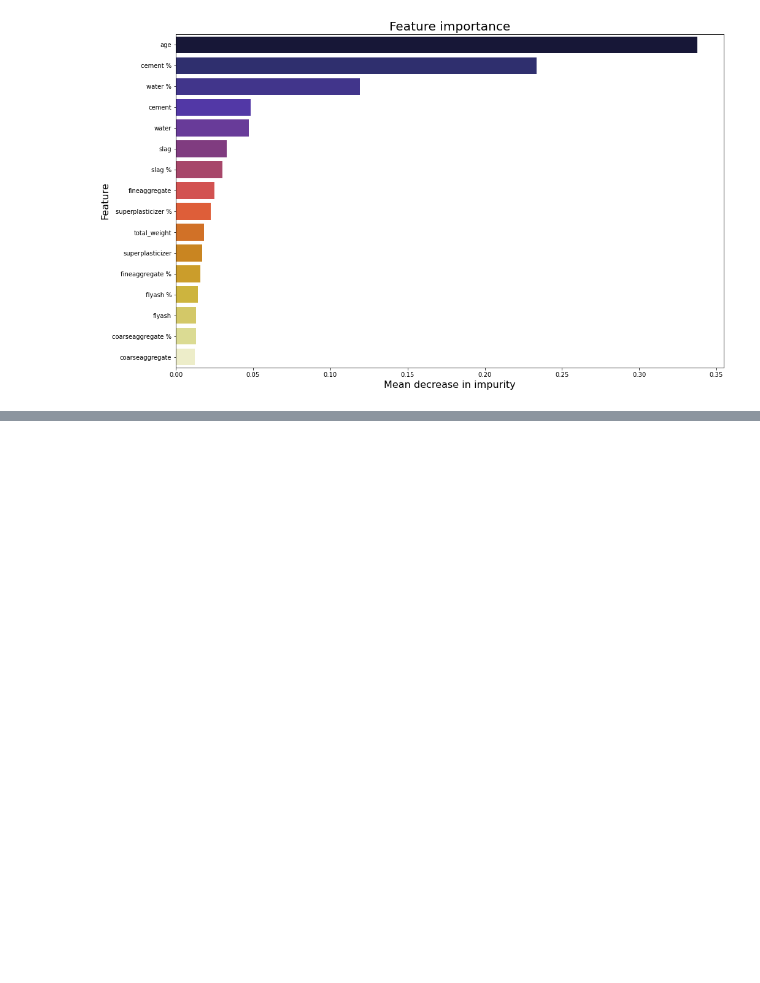
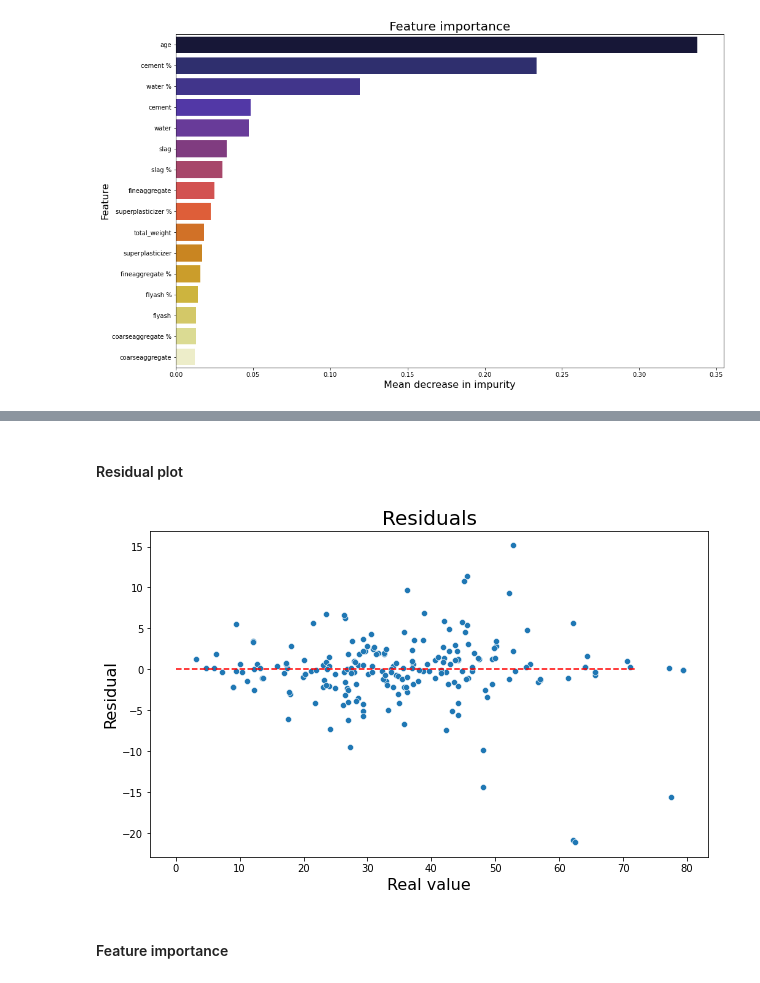
Before and after one commit to ZasadnyJan/Concrete_strength_regression, a Jupyter notebook: Main_notebook.ipynb, the cells around one changed output, grey strips where cells are left out. Drawn from its saved outputs; the diff is of its cells as text; code cells hidden in the pictures; blank space fills up the shorter version.

```diff
--- a/Main_notebook.ipynb
+++ b/Main_notebook.ipynb
@@ -1103,0 +1323,19 @@ plt.show()
+# %% [markdown]
+#### Residual plot
+# %%
+residuals = y_test-y_pred
+plt.figure(figsize=(10, 6))
+sns.scatterplot(x=y_pred, y=residuals)
+line_X = np.linspace(0, 72, 100)
+line_Y = line_X*0
+plt.plot(line_X, line_Y, 'r--')
+plt.title("Residuals", fontsize=20)
+plt.xlabel('Real value', fontsize=16)
+plt.ylabel('Residual', fontsize=16)
+plt.xticks(fontsize=10)
+plt.yticks(fontsize=10)
+plt.show()
+# %% [output]
+[figure, added]
+# %% [markdown]
+#### Feature importance
```
Also changed, not shown: parts of 75 cells of this notebook.
